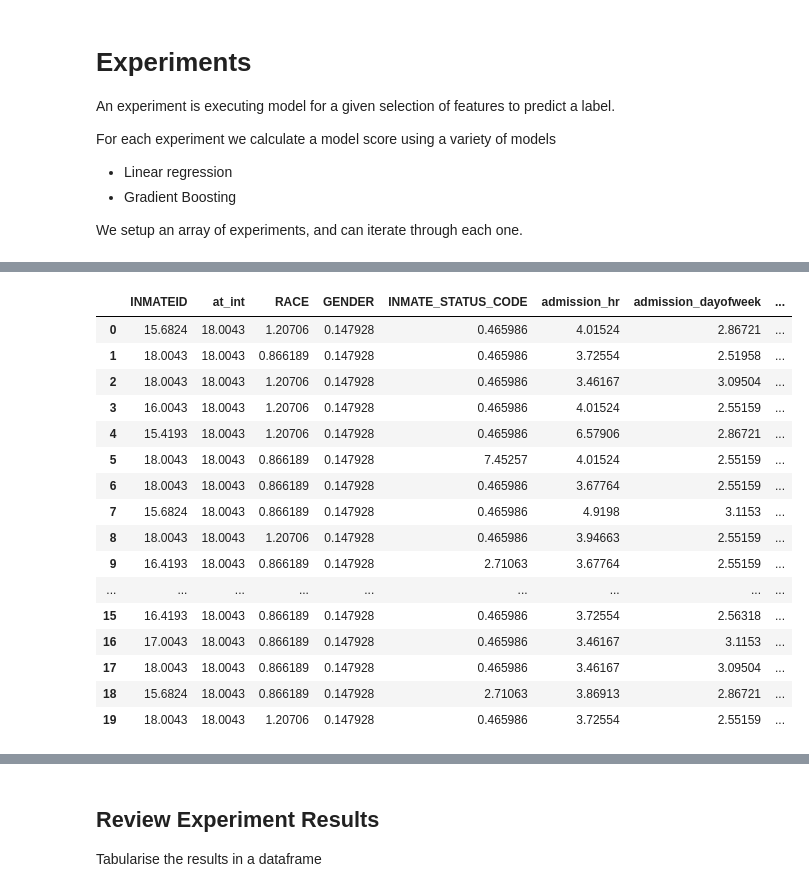
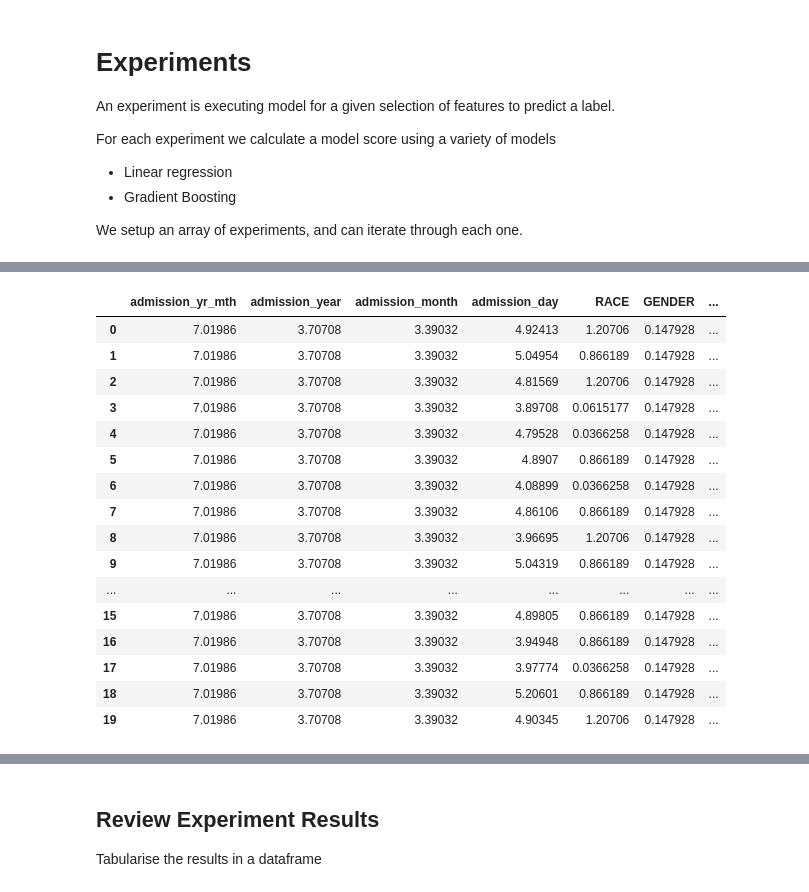
Before and after one commit to kelvinjross/ACSDataSharing, a Jupyter notebook: GBM_First_Private_Model.ipynb, the cells around one changed output, grey strips where cells are left out. Drawn from its saved outputs; the diff is of its cells as text; code cells hidden in the pictures.

```diff
--- a/GBM_First_Private_Model.ipynb
+++ b/GBM_First_Private_Model.ipynb
@@ -164,3 +164,5 @@ A value is trying to be set on a copy of a slice from a DataFrame.
 Try using .loc[row_indexer,col_indexer] = value instead
 
 See the caveats in the documentation: http://pandas.pydata.org/pandas-docs/stable/indexing.html#indexing-view-versus-copy
+# %%
+df['admission_yr_mth'] = df['admission_year'] + (df['admission_month'] / 12)
@@ -167,5 +175,6 @@ See the caveats in the documentation: http://pandas.pydata.org/pandas-docs/stabl
 # %%
 df['admission_dayofweek'] = df['ADMITTED_DT'].apply(lambda x: x.dayofweek)
+df["admission_weekday"] = df["admission_dayofweek"] < 5
 # %% [output]
 A value is trying to be set on a copy of a slice from a DataFrame.
 Try using .loc[row_indexer,col_indexer] = value instead
@@ -415,12 +428,48 @@ experiments = [
 
 #7
     {
-        "description" : '7 - include admission time',
+        "description" : '7 - include admission time and inmate ID, should be pretty bad privacy, and model may memorise inmate outcomes',
         "label" : 'duration_days',
         # at_int is the admission time in seconds
         "inputs" : ['INMATEID', 'at_int', 'RACE', 'GENDER', 'INMATE_STATUS_CODE','admission_hr','admission_dayofweek']
     },
 
+#8
+    {
+        "description" : '8 - include admission time',
+        "label" : 'duration_days',
+        # at_int is the admission time in seconds
+        "inputs" : ['at_int', 'RACE', 'GENDER', 'INMATE_STATUS_CODE','admission_hr','admission_dayofweek']
+    },
+
+#9
+    {
+        "description" : '9 - include admission time',
+        "label" : 'duration_days',
+        # at_int is the admission time in seconds
+        "inputs" : ['admission_yr_mth', 'RACE', 'GENDER', 'INMATE_STATUS_CODE','admission_hr','admission_dayofweek']
+    },
+
+#10
+    {
+        "description" : '10 - include admission time',
+        "label" : 'duration_days',
+        # at_int is the admission time in seconds
+        "inputs" : ['admission_year', 'admission_month', 'admission_day', 'RACE', 'GENDER', 'INMATE_STATUS_CODE','admission_hr','admission_dayofweek']
+    },
+
+#11
+    {
+        "description" : '11 - ',
+        "label" : 'duration_days',
+        # at_int is the admission time in seconds
+        "inputs" : ['admission_yr_mth', 'admission_year', 'admission_month', 'admission_day', 'RACE', 'GENDER', 'INMATE_STATUS_CODE','admission_hr','admission_dayofweek']
+    },
+
+
+
+
+
 
 
 ]
@@ -535,23 +643,24 @@ Experiment: 7 - include admission time
 # %%
-selected_features = experiments[7]['inputs'] + [experiments[7]['label']]
+selected_experiment=11
+selected_features = experiments[selected_experiment]['inputs'] + [experiments[selected_experiment]['label']]
 selected_df = df[selected_features]
 selected_risks = klcalculator.find_risks_for_records(to_dataset(selected_df))
 klcalculator.display_risks(selected_features, selected_risks)
 # %% [output]
-|  | INMATEID | at_int | RACE | GENDER | INMATE_STATUS_CODE | admission_hr | admission_dayofweek | ... |
-| 0 | 15.6824 | 18.0043 | 1.20706 | 0.147928 | 0.465986 | 4.01524 | 2.86721 | ... |
-| 1 | 18.0043 | 18.0043 | 0.866189 | 0.147928 | 0.465986 | 3.72554 | 2.51958 | ... |
-| 2 | 18.0043 | 18.0043 | 1.20706 | 0.147928 | 0.465986 | 3.46167 | 3.09504 | ... |
-| 3 | 16.0043 | 18.0043 | 1.20706 | 0.147928 | 0.465986 | 4.01524 | 2.55159 | ... |
-| 4 | 15.4193 | 18.0043 | 1.20706 | 0.147928 | 0.465986 | 6.57906 | 2.86721 | ... |
-| 5 | 18.0043 | 18.0043 | 0.866189 | 0.147928 | 7.45257 | 4.01524 | 2.55159 | ... |
-| 6 | 18.0043 | 18.0043 | 0.866189 | 0.147928 | 0.465986 | 3.67764 | 2.55159 | ... |
-| 7 | 15.6824 | 18.0043 | 0.866189 | 0.147928 | 0.465986 | 4.9198 | 3.1153 | ... |
-| 8 | 18.0043 | 18.0043 | 1.20706 | 0.147928 | 0.465986 | 3.94663 | 2.55159 | ... |
-| 9 | 16.4193 | 18.0043 | 0.866189 | 0.147928 | 2.71063 | 3.67764 | 2.55159 | ... |
-| ... | ... | ... | ... | ... | ... | ... | ... | ... |
-| 15 | 16.4193 | 18.0043 | 0.866189 | 0.147928 | 0.465986 | 3.72554 | 2.56318 | ... |
-| 16 | 17.0043 | 18.0043 | 0.866189 | 0.147928 | 0.465986 | 3.46167 | 3.1153 | ... |
-| 17 | 18.0043 | 18.0043 | 0.866189 | 0.147928 | 0.465986 | 3.46167 | 3.09504 | ... |
-| 18 | 15.6824 | 18.0043 | 0.866189 | 0.147928 | 2.71063 | 3.86913 | 2.86721 | ... |
-| 19 | 18.0043 | 18.0043 | 1.20706 | 0.147928 | 0.465986 | 3.72554 | 2.55159 | ... |
+|  | admission_yr_mth | admission_year | admission_month | admission_day | RACE | GENDER | ... |
+| 0 | 7.01986 | 3.70708 | 3.39032 | 4.92413 | 1.20706 | 0.147928 | ... |
+| 1 | 7.01986 | 3.70708 | 3.39032 | 5.04954 | 0.866189 | 0.147928 | ... |
+| 2 | 7.01986 | 3.70708 | 3.39032 | 4.81569 | 1.20706 | 0.147928 | ... |
+| 3 | 7.01986 | 3.70708 | 3.39032 | 3.89708 | 0.0615177 | 0.147928 | ... |
+| 4 | 7.01986 | 3.70708 | 3.39032 | 4.79528 | 0.0366258 | 0.147928 | ... |
+| 5 | 7.01986 | 3.70708 | 3.39032 | 4.8907 | 0.866189 | 0.147928 | ... |
+| 6 | 7.01986 | 3.70708 | 3.39032 | 4.08899 | 0.0366258 | 0.147928 | ... |
+| 7 | 7.01986 | 3.70708 | 3.39032 | 4.86106 | 0.866189 | 0.147928 | ... |
+| 8 | 7.01986 | 3.70708 | 3.39032 | 3.96695 | 1.20706 | 0.147928 | ... |
+| 9 | 7.01986 | 3.70708 | 3.39032 | 5.04319 | 0.866189 | 0.147928 | ... |
+| ... | ... | ... | ... | ... | ... | ... | ... |
+| 15 | 7.01986 | 3.70708 | 3.39032 | 4.89805 | 0.866189 | 0.147928 | ... |
+| 16 | 7.01986 | 3.70708 | 3.39032 | 3.94948 | 0.866189 | 0.147928 | ... |
+| 17 | 7.01986 | 3.70708 | 3.39032 | 3.97774 | 0.0366258 | 0.147928 | ... |
+| 18 | 7.01986 | 3.70708 | 3.39032 | 5.20601 | 0.866189 | 0.147928 | ... |
+| 19 | 7.01986 | 3.70708 | 3.39032 | 4.90345 | 1.20706 | 0.147928 | ... |
```
Also changed, not shown: parts of 14 cells of this notebook, 3 other files.
